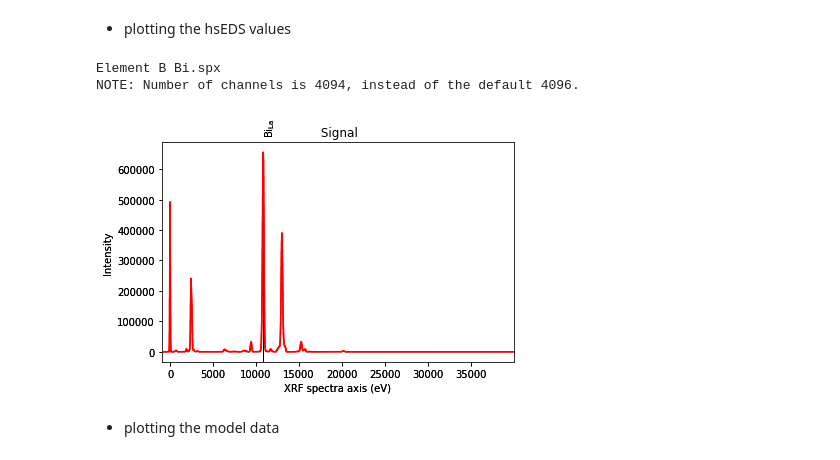
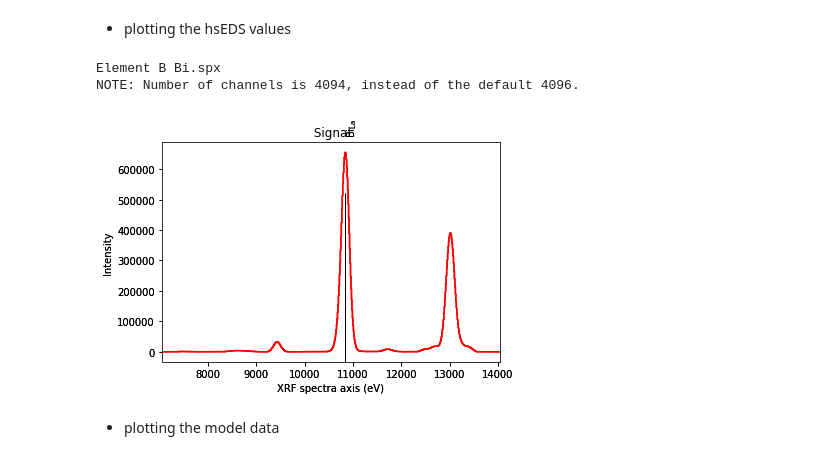
Before and after one commit to thevincentlan/NIST_PREP_SUMMER_2020, a Jupyter notebook: NIST_PREP_SUMMER_2020.ipynb, the cells around one changed output. Drawn from its saved outputs; the diff is of its cells as text; code cells hidden in the pictures.

```diff
--- a/NIST_PREP_SUMMER_2020.ipynb
+++ b/NIST_PREP_SUMMER_2020.ipynb
@@ -100,27 +118,27 @@ for file in files:
 # %%
 for file in spx_files:
     print(file)
     spx_file = file
     spx = brio.FittingData(directory_path + '/' + spx_file)
     brio.bruker_spx_import(spx)
     se.pulse_pileup_removal(spx)
     se.SCALEDSNIP(spx)
     se.polycap_remove(spx)
     hsEDS = hs.signals.EDSSEMSpectrum(spx.channels)
     hsEDS.set_microscope_parameters(50000)
     hsEDS.axes_manager[0].name = 'XRF spectra'
     hsEDS.axes_manager[0].offset = spx.calibration_abs
     hsEDS.axes_manager[0].scale = spx.calibration_lin
     hsEDS.axes_manager[0].units = 'eV'
     hsEDS.add_elements(elements)
     hsEDS.add_lines()
     line_names = hsEDS.metadata.Sample.xray_lines
-
+    hsEDS.crop_signal1D(800, 1500)
     hsEDS.plot(True)
 # %% [output]
 Element B Bi.spx
 NOTE: Number of channels is 4094, instead of the default 4096.
-[figure, old version]
+[figure, new version]
 # %% [markdown]
 - plotting the model data
 # %%
```
Also changed, not shown: parts of 4 cells of this notebook.
